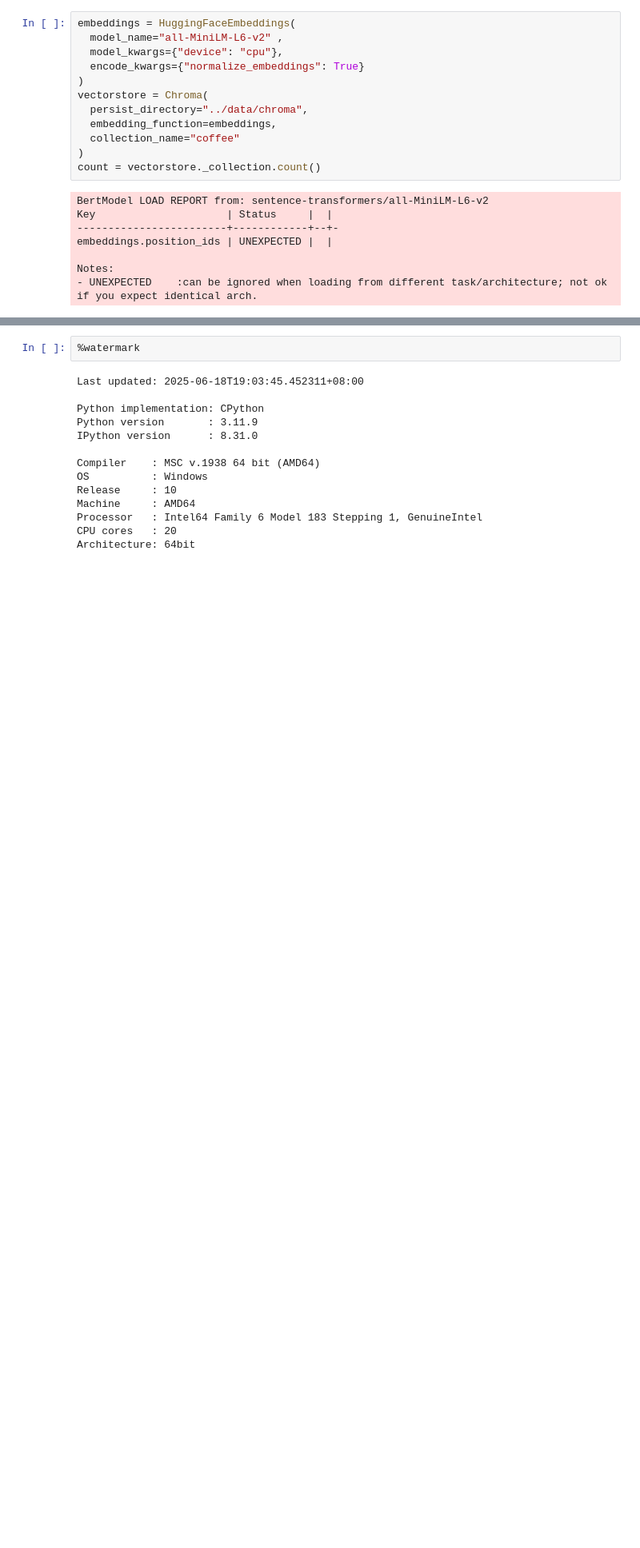
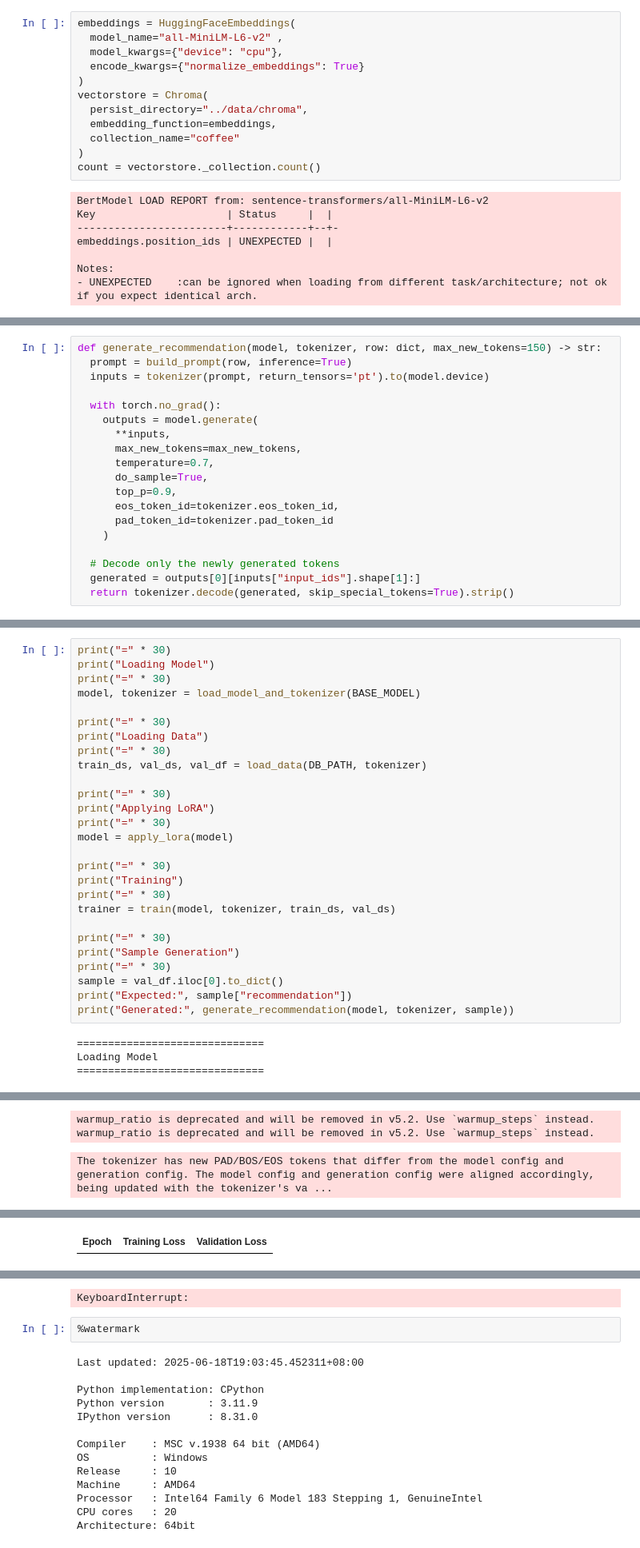
Before and after one commit to minimartzz/bean-juice, a Jupyter notebook: notebooks/coffee_explore.ipynb, the cells around one changed output, grey strips where cells are left out. Shown at 80% size. Cells and saved outputs as stored; diff of their text form; blank space fills up the shorter version.

```diff
--- a/notebooks/coffee_explore.ipynb
+++ b/notebooks/coffee_explore.ipynb
@@ -221,0 +453,19 @@ Notes:
+# %%
+def generate_recommendation(model, tokenizer, row: dict, max_new_tokens=150) -> str:
+  prompt = build_prompt(row, inference=True)
+  inputs = tokenizer(prompt, return_tensors='pt').to(model.device)
+
+  with torch.no_grad():
+    outputs = model.generate(
+      **inputs,
+      max_new_tokens=max_new_tokens,
+      temperature=0.7,
+      do_sample=True,
+      top_p=0.9,
+      eos_token_id=tokenizer.eos_token_id,
+      pad_token_id=tokenizer.pad_token_id
+    )
+
+  # Decode only the newly generated tokens
+  generated = outputs[0][inputs["input_ids"].shape[1]:]
+  return tokenizer.decode(generated, skip_special_tokens=True).strip()
@@ -221,0 +474,31 @@ Notes:
+# %%
+print("=" * 30)
+print("Loading Model")
+print("=" * 30)
+model, tokenizer = load_model_and_tokenizer(BASE_MODEL)
+
+print("=" * 30)
+print("Loading Data")
+print("=" * 30)
+train_ds, val_ds, val_df = load_data(DB_PATH, tokenizer)
+
+print("=" * 30)
+print("Applying LoRA")
+print("=" * 30)
+model = apply_lora(model)
+
+print("=" * 30)
+print("Training")
+print("=" * 30)
+trainer = train(model, tokenizer, train_ds, val_ds)
+
+print("=" * 30)
+print("Sample Generation")
+print("=" * 30)
+sample = val_df.iloc[0].to_dict()
+print("Expected:", sample["recommendation"])
+print("Generated:", generate_recommendation(model, tokenizer, sample))
+# %% [output]
+==============================
+Loading Model
+==============================
@@ -221,0 +517,3 @@ Notes:
+warmup_ratio is deprecated and will be removed in v5.2. Use `warmup_steps` instead.
+warmup_ratio is deprecated and will be removed in v5.2. Use `warmup_steps` instead.
+The tokenizer has new PAD/BOS/EOS tokens that differ from the model config and generation config. The model config and generation config were aligned accordingly, being updated with the tokenizer's va ...
@@ -221,0 +521 @@ Notes:
+| Epoch | Training Loss | Validation Loss |
@@ -222,3 +536,4 @@ Notes:
+KeyboardInterrupt:
 # %%
 %watermark
 # %% [output]
```
Also changed, not shown: parts of 19 cells of this notebook, 2 other files.
